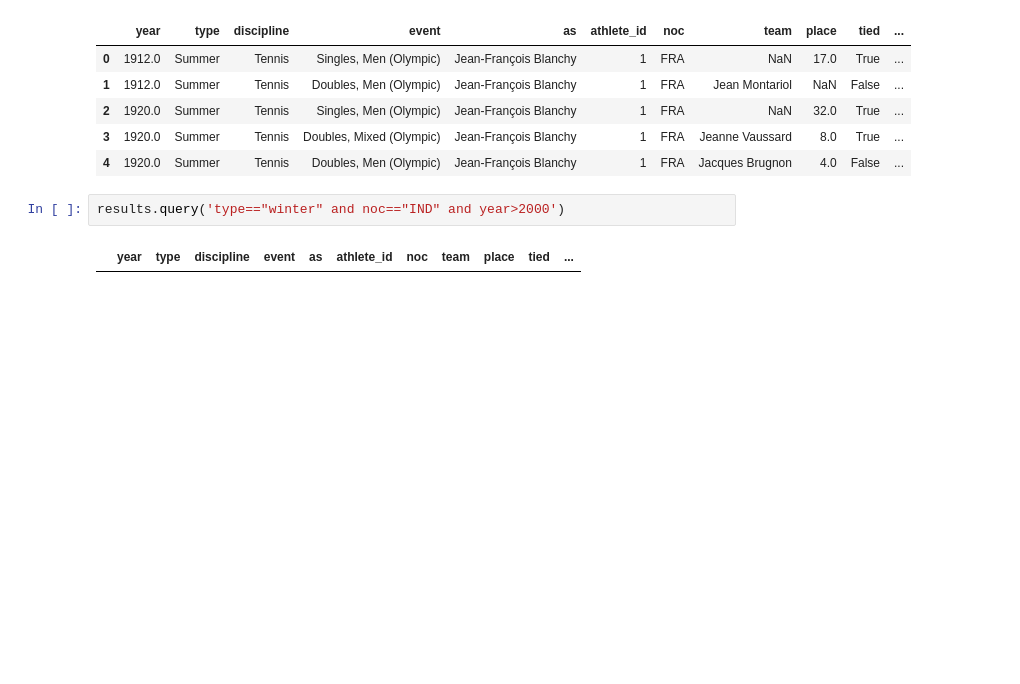
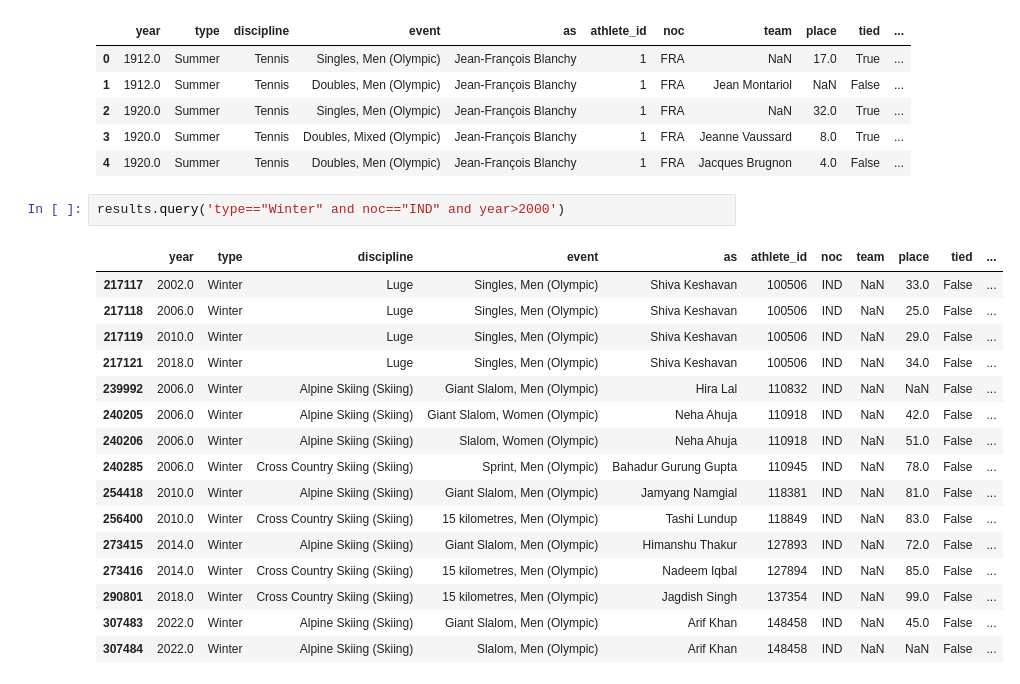
Before and after one commit to mus9090/pandas-practice, a Jupyter notebook: 01-basics.ipynb, the cells around one changed output. Cells and saved outputs as stored; diff of their text form; blank space fills up the shorter version.

```diff
--- a/01-basics.ipynb
+++ b/01-basics.ipynb
@@ -226,6 +226,21 @@ results.head()
 | 3 | 1920.0 | Summer | Tennis | Doubles, Mixed (Olympic) | Jean-François Blanchy | 1 | FRA | Jeanne Vaussard | 8.0 | True | ... |
 | 4 | 1920.0 | Summer | Tennis | Doubles, Men (Olympic) | Jean-François Blanchy | 1 | FRA | Jacques Brugnon | 4.0 | False | ... |
 # %%
-results.query('type=="winter" and noc=="IND" and year>2000')
+results.query('type=="Winter" and noc=="IND" and year>2000')
 # %% [output]
 |  | year | type | discipline | event | as | athlete_id | noc | team | place | tied | ... |
+| 217117 | 2002.0 | Winter | Luge | Singles, Men (Olympic) | Shiva Keshavan | 100506 | IND | NaN | 33.0 | False | ... |
+| 217118 | 2006.0 | Winter | Luge | Singles, Men (Olympic) | Shiva Keshavan | 100506 | IND | NaN | 25.0 | False | ... |
+| 217119 | 2010.0 | Winter | Luge | Singles, Men (Olympic) | Shiva Keshavan | 100506 | IND | NaN | 29.0 | False | ... |
+| 217121 | 2018.0 | Winter | Luge | Singles, Men (Olympic) | Shiva Keshavan | 100506 | IND | NaN | 34.0 | False | ... |
+| 239992 | 2006.0 | Winter | Alpine Skiing (Skiing) | Giant Slalom, Men (Olympic) | Hira Lal | 110832 | IND | NaN | NaN | False | ... |
+| 240205 | 2006.0 | Winter | Alpine Skiing (Skiing) | Giant Slalom, Women (Olympic) | Neha Ahuja | 110918 | IND | NaN | 42.0 | False | ... |
+| 240206 | 2006.0 | Winter | Alpine Skiing (Skiing) | Slalom, Women (Olympic) | Neha Ahuja | 110918 | IND | NaN | 51.0 | False | ... |
+| 240285 | 2006.0 | Winter | Cross Country Skiing (Skiing) | Sprint, Men (Olympic) | Bahadur Gurung Gupta | 110945 | IND | NaN | 78.0 | False | ... |
+| 254418 | 2010.0 | Winter | Alpine Skiing (Skiing) | Giant Slalom, Men (Olympic) | Jamyang Namgial | 118381 | IND | NaN | 81.0 | False | ... |
+| 256400 | 2010.0 | Winter | Cross Country Skiing (Skiing) | 15 kilometres, Men (Olympic) | Tashi Lundup | 118849 | IND | NaN | 83.0 | False | ... |
+| 273415 | 2014.0 | Winter | Alpine Skiing (Skiing) | Giant Slalom, Men (Olympic) | Himanshu Thakur | 127893 | IND | NaN | 72.0 | False | ... |
+| 273416 | 2014.0 | Winter | Cross Country Skiing (Skiing) | 15 kilometres, Men (Olympic) | Nadeem Iqbal | 127894 | IND | NaN | 85.0 | False | ... |
+| 290801 | 2018.0 | Winter | Cross Country Skiing (Skiing) | 15 kilometres, Men (Olympic) | Jagdish Singh | 137354 | IND | NaN | 99.0 | False | ... |
+| 307483 | 2022.0 | Winter | Alpine Skiing (Skiing) | Giant Slalom, Men (Olympic) | Arif Khan | 148458 | IND | NaN | 45.0 | False | ... |
+| 307484 | 2022.0 | Winter | Alpine Skiing (Skiing) | Slalom, Men (Olympic) | Arif Khan | 148458 | IND | NaN | NaN | False | ... |
```
Also changed, not shown: parts of 10 cells of this notebook.
